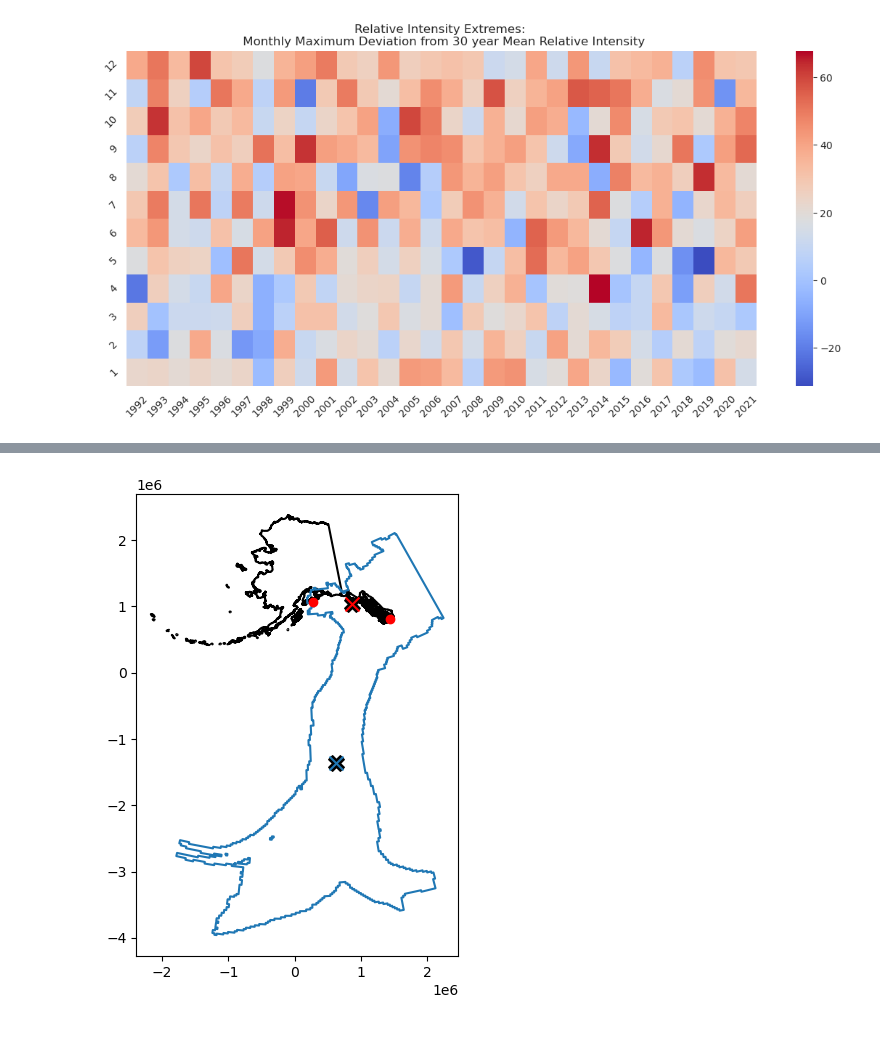
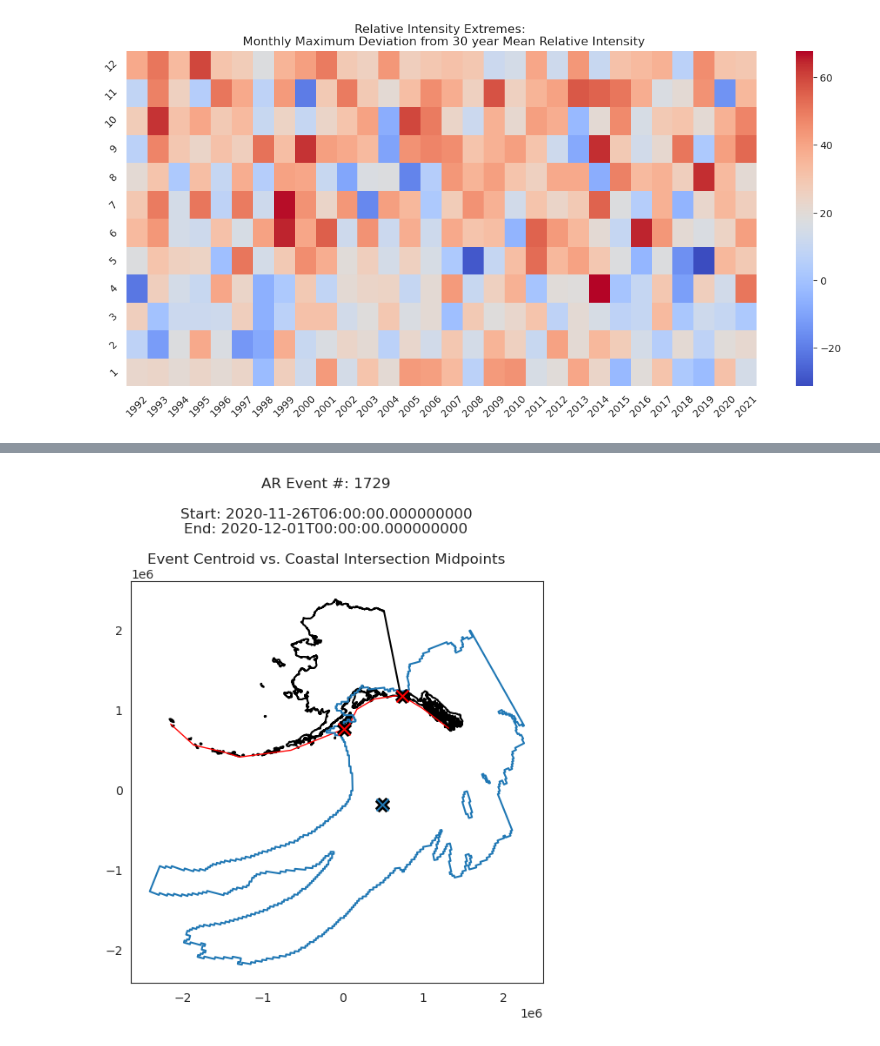
Before and after one commit to ua-snap/ar_avalanche, a Jupyter notebook: AR_QC.ipynb, the cells around one changed output, grey strips where cells are left out. Saved outputs shown, nothing was run; the diff lists cells and outputs as text; code cells hidden in the pictures.

```diff
--- a/AR_QC.ipynb
+++ b/AR_QC.ipynb
@@ -306 +304,7 @@ View AR event location "hotspots". Create a kernel density estimation in map spa
+# %%
+#data prep
+ak_3338 = gpd.read_file(ak_shp)
+gdf_3338 = gdf_4326.to_crs(ak_3338.crs)
+#add count of 1 to each event to use in agg function later
+gdf_3338['count'] = 1
 # %%
@@ -332,20 +327,32 @@ gdf_ak_int = ak_coast.overlay(gdf_3338, how='intersection', keep_geom_type=True)
+# %%
+#perform overlay analysis to get just parts of AR polygons intersecting coast
+gdf_ak_int = ak_coast.overlay(gdf_3338, how='intersection', keep_geom_type=True)
+#explode into individual line segments (to account for ARs with multiple polygon parts intersecting coast)
+gdf_ak_int = gdf_ak_int.explode(index_parts=False)
+#get midpoints of each linestring and reset geometry
+gdf_ak_int['midpoints'] = gdf_ak_int.geometry.apply(lambda x: x.line_interpolate_point(.5, normalized=True))
+gdf_ak_int = gdf_ak_int.set_geometry(gdf_ak_int['midpoints'])
 # %%
-#example of whole AR vs. AK-clipped AR
-#AR event number
-e = 105
+#view Haines 2020 AR event example
+#plot whole AR centroid vs. coastal AR midpoints
+
+#Haines 2020 AR event number
+e = 1729
+d1 = str(gdf_3338[gdf_3338['event_id']==e]['start'].values[0])
+d2 = str(gdf_3338[gdf_3338['event_id']==e]['end'].values[0])
 
 fig, ax = plt.subplots(figsize=(10, 6))
 
-ak.geometry.boundary.plot(ax=ax, color='black', zorder=1)
+ak_3338.geometry.boundary.plot(ax=ax, color='black', zorder=1)
+ak_coast.plot(color='red', linewidth=1, ax=ax, zorder=1.5)
 
 gdf_3338.loc[gdf_3338['event_id']==e].boundary.plot(ax=ax, zorder=2)
 gdf_3338.loc[gdf_3338['event_id']==e,'geometry'].centroid.plot(ax=ax, color='black', markersize=125, marker='X', zorder=3)
 gdf_3338.loc[gdf_3338['event_id']==e,'geometry'].centroid.plot(ax=ax, markersize=100, marker='x', zorder=4)
 
-gdf_ak_int.loc[gdf_ak_int['event_id']==e,'geometry'].boundary.plot(ax=ax, color='red', zorder=5)
-gdf_ak_int.loc[gdf_ak_int['event_id']==e,'geometry'].centroid.plot(ax=ax, color='black', markersize=125, marker='X', zorder=6)
-gdf_ak_int.loc[gdf_ak_int['event_id']==e,'geometry'].centroid.plot(ax=ax, color='red', markersize=100, marker='x', zorder=7)
+gdf_ak_int.loc[gdf_ak_int['event_id']==e].midpoints.plot(ax=ax, color='red', zorder=5)
+gdf_ak_int.loc[gdf_ak_int['event_id']==e].midpoints.plot(ax=ax, color='black', markersize=125, marker='X', zorder=6)
+gdf_ak_int.loc[gdf_ak_int['event_id']==e].midpoints.plot(ax=ax, color='red', markersize=100, marker='x', zorder=7)
 
-#plt.xlim([-180, -100])
-#plt.ylim([30, 65])
+fig.suptitle(("AR Event #: " + str(e) + "\n\nStart: " + d1 + "\nEnd: " + d2 + "\n\nEvent Centroid vs. Coastal Intersection Midpoints"), y=1.08)
 # %% [output]
@@ -353 +360 @@ gdf_ak_int.loc[gdf_ak_int['event_id']==e,'geometry'].centroid.plot(ax=ax, color=
-[figure, old version]
+[figure, new version]
```
Also changed, not shown: parts of 19 cells of this notebook.
